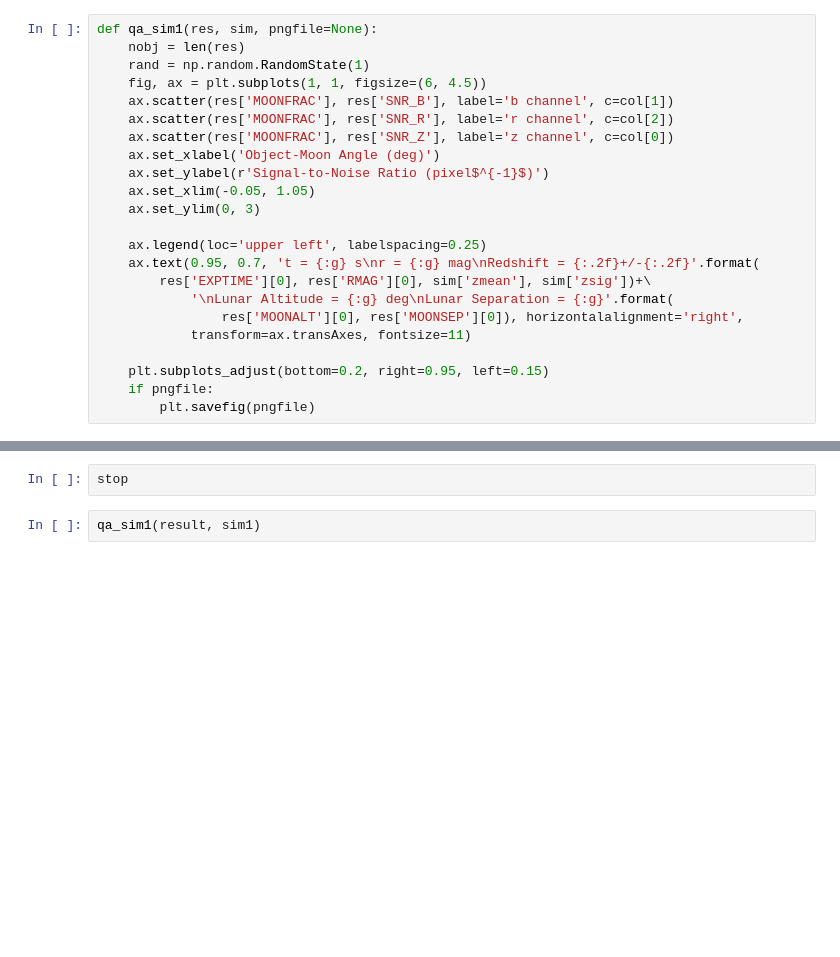
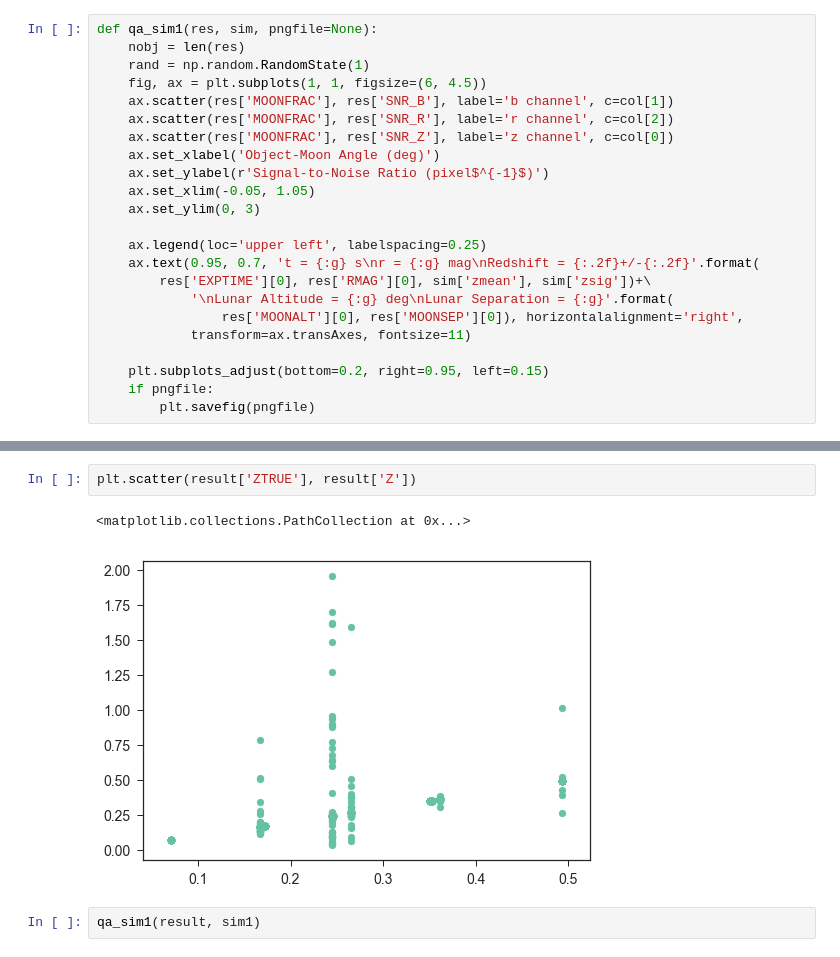
Before and after one commit to desihub/desisim, a Jupyter notebook: doc/nb/bgs-redshift-efficiency.ipynb, the cells around one changed output, grey strips where cells are left out. Cells and saved outputs as stored; diff of their text form; blank space fills up the shorter version.

```diff
--- a/doc/nb/bgs-redshift-efficiency.ipynb
+++ b/doc/nb/bgs-redshift-efficiency.ipynb
@@ -714,4 +769,7 @@ qa_d4000vsz(result)
-# %%
-stop
+# %%
+plt.scatter(result['ZTRUE'], result['Z'])
+# %% [output]
+<matplotlib.collections.PathCollection at 0x...>
+[figure, added]
 # %%
 qa_sim1(result, sim1)
```
Also changed, not shown: parts of 13 cells of this notebook, 2 other files.
